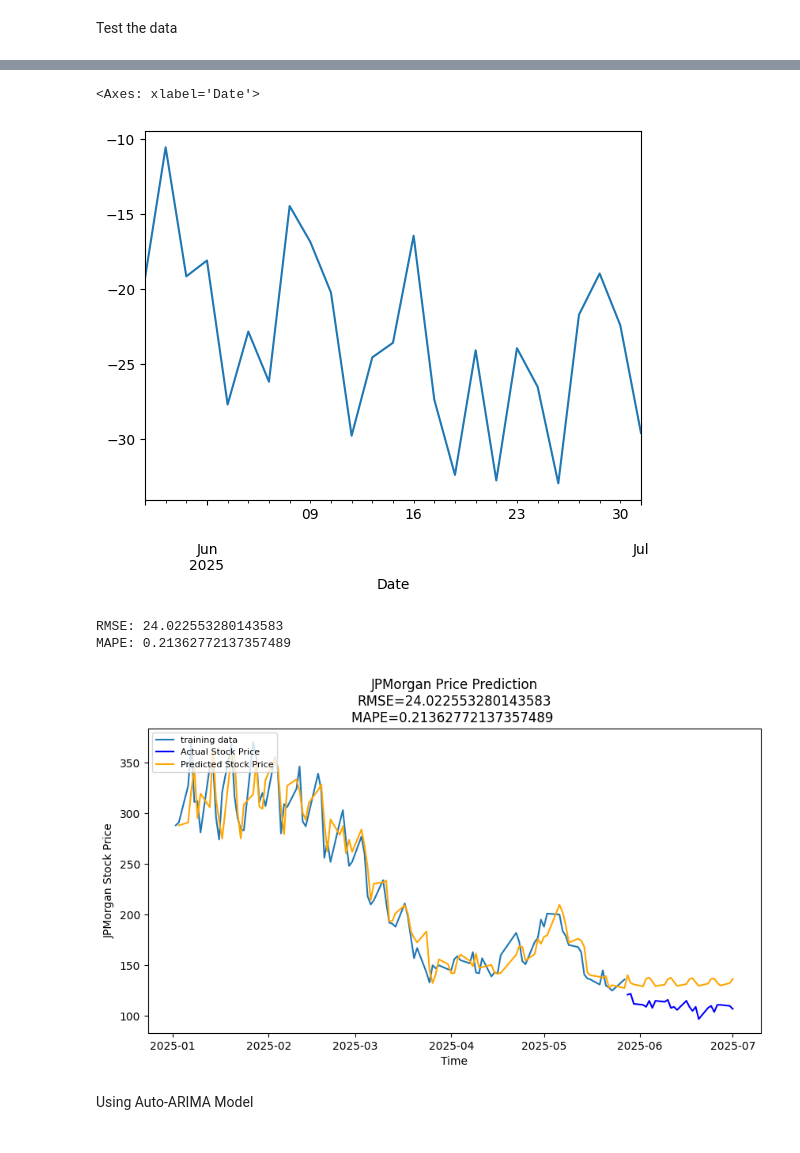
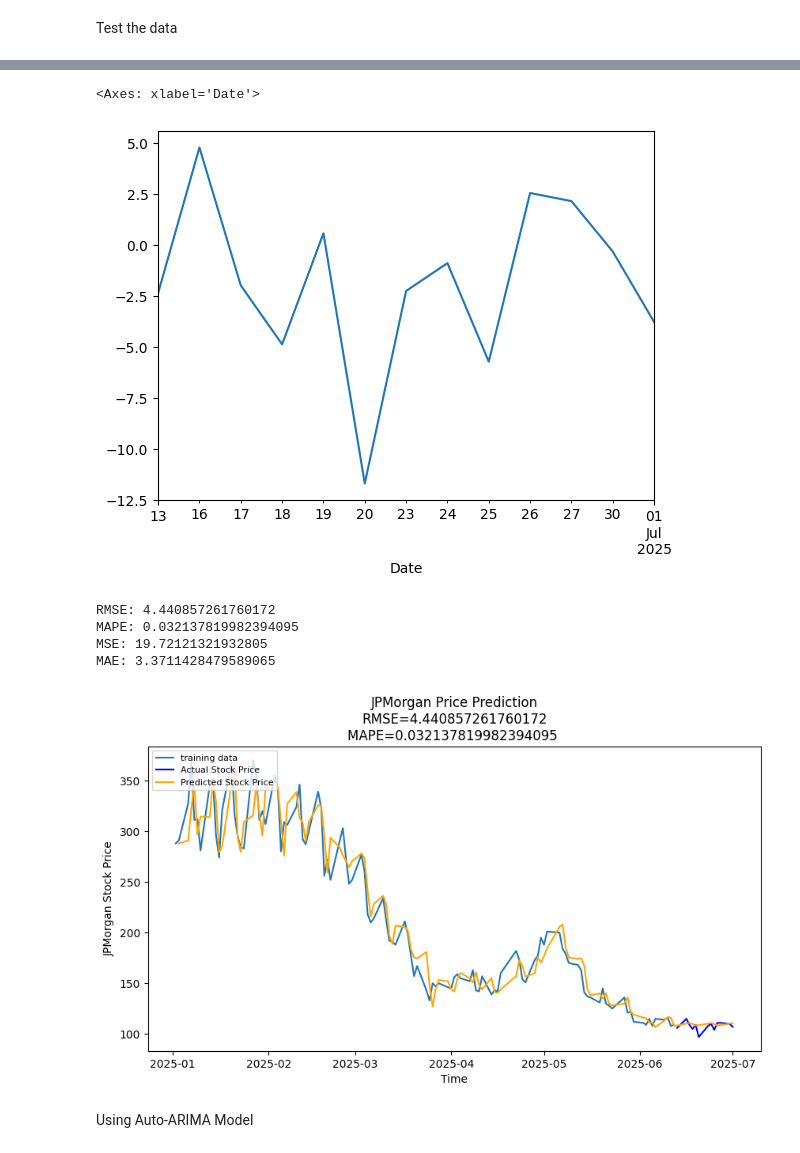
Before and after one commit to UoB-DSMP-2023-24/dsmp-2024-group22, a Jupyter notebook: K-line chart/ARIMA-OHLC.ipynb, the cells around one changed output, grey strips where cells are left out. Saved outputs shown, nothing was run; the diff lists cells and outputs as text; code cells hidden in the pictures.

```diff
--- a/K-line chart/ARIMA-OHLC.ipynb
+++ b/K-line chart/ARIMA-OHLC.ipynb
@@ -138,7 +131,7 @@ plot_pacf(df_diff,lags=n_lags)
 # %% [markdown]
 Split data
 # %%
-def train_test_split(df,size=0.8):
+def train_test_split(df,size=0.9):
     train_data, test_data=df[:int(len(df)*size)], df[int(len(df)*size):]
     plt.figure(figsize=(10,6))
     plt.grid(True)
@@ -150,7 +143,7 @@ def train_test_split(df,size=0.8):
     return train_data, test_data
 # %%
 print(df_log.index)
-train_data,test_data=train_test_split(df_log, 0.8)
+train_data,test_data=train_test_split(df_log, 0.9)
 # %% [output]
 DatetimeIndex(['2025-01-02', '2025-01-03', '2025-01-06', '2025-01-07',
                '2025-01-08', '2025-01-09', '2025-01-10', '2025-01-13',
@@ -334,30 +320,36 @@ residuals=np.exp(test_data)-np.exp(fc_series)
 residuals.plot()
 # %% [output]
 <Axes: xlabel='Date'>
-[figure, old version]
+[figure, new version]
 # %%
 import math
 from sklearn.metrics import mean_squared_error, mean_absolute_error
 concat_df=[predictions[1:],fc_series]
 pred_df=pd.concat(concat_df)
 plt.figure(figsize=(10,5), dpi=100)
 plt.plot(np.exp(train_data), label='training data')
 plt.plot(np.exp(test_data), color = 'blue', label='Actual Stock Price')
 plt.plot(np.exp(pred_df), color = 'orange',label='Predicted Stock Price')
 #plt.fillbetween(test_data.index, lower_series, upper_series, color='k', alpha=.15)
 rmse = math.sqrt(mean_squared_error(np.exp(test_data), np.exp(fc_series)))
 print('RMSE: '+str(rmse))
 mape = np.mean(np.abs(residuals)/np.abs(np.exp(test_data)))
 print('MAPE: '+str(mape))
+mse = mean_squared_error(np.exp(test_data), np.exp(fc_series))
+print('MSE: ' + str(mse))
+mae = mean_absolute_error(np.exp(test_data), np.exp(fc_series))
+print('MAE: ' + str(mae))
 plt.title('JPMorgan Price Prediction\nRMSE=%s\nMAPE=%s '%(str(rmse),str(mape)))
 plt.xlabel('Time')
 plt.ylabel('JPMorgan Stock Price')
 plt.legend(loc='upper left', fontsize=8)
 plt.show()
 # %% [output]
-RMSE: 24.022553280143583
-MAPE: 0.21362772137357489
+RMSE: 4.440857261760172
+MAPE: 0.032137819982394095
+MSE: 19.72121321932805
+MAE: 3.3711428479589065
-[figure, old version]
+[figure, new version]
 # %% [markdown]
 Using Auto-ARIMA Model
 # %% [markdown]
```
Also changed, not shown: parts of 18 cells of this notebook.
